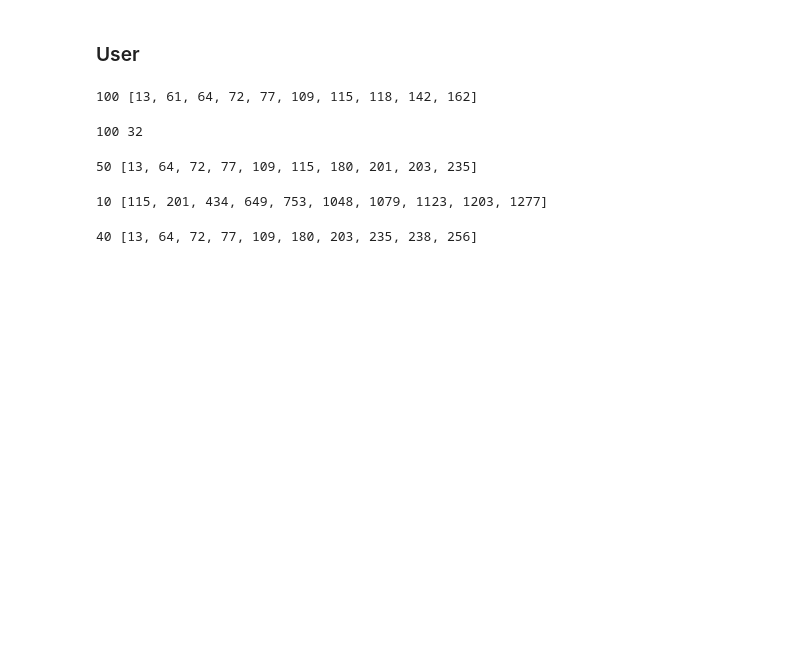
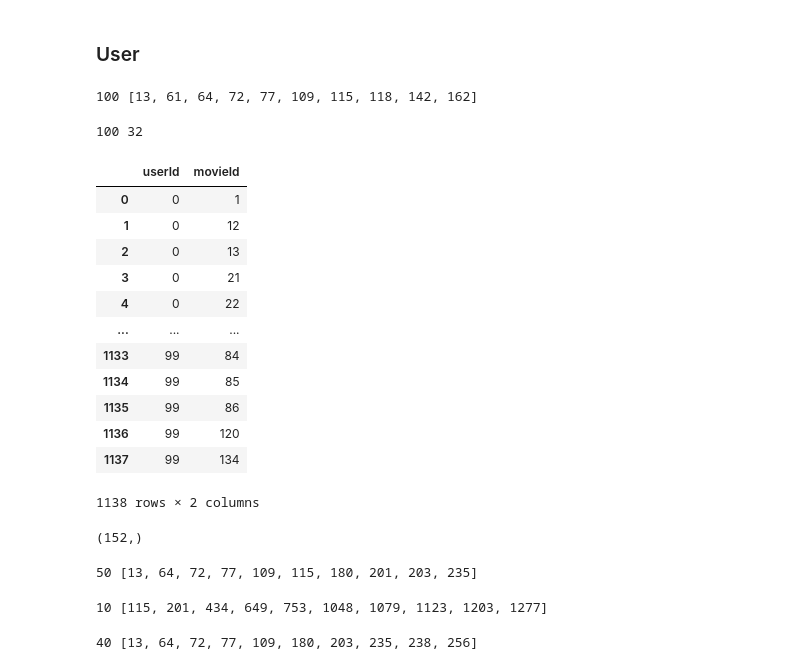
Before and after one commit to arrowill74/GPUbackup, a Jupyter notebook: MRM/SplitTrainTest-colduser.ipynb, the cells around one changed output. Saved outputs shown, nothing was run; the diff lists cells and outputs as text; code cells hidden in the pictures; blank space fills up the shorter version.

```diff
--- a/MRM/SplitTrainTest-colduser.ipynb
+++ b/MRM/SplitTrainTest-colduser.ipynb
@@ -115,3 +113,30 @@ movie_test_amount = 32 #len(st)
 print(usr_test_amount, movie_test_amount)
 # %% [output]
 100 32
+# %%
+user = []
+movie = []
+
+for i in test_idx:
+    for j in range(movie_nb):
+        if usr_following[i][j] == 1:
+            # build df
+            user.append(test_idx.index(i))
+            movie.append(j)
+# %%
+df = pd.DataFrame(data={'userId': user, 'movieId': movie})
+df
+# %% [output]
+|  | userId | movieId |
+| 0 | 0 | 1 |
+| 1 | 0 | 12 |
+| 2 | 0 | 13 |
+| 3 | 0 | 21 |
+| 4 | 0 | 22 |
+| ... | ... | ... |
+| 1133 | 99 | 84 |
+| 1134 | 99 | 85 |
+| 1135 | 99 | 86 |
+| 1136 | 99 | 120 |
+| 1137 | 99 | 134 |
+1138 rows × 2 columns
@@ -118,3 +145,8 @@ print(usr_test_amount, movie_test_amount)
+# %%
+unique_sid = pd.unique(df['movieId'])
+unique_sid.shape
+# %% [output]
+(152,)
 # %%
 random.seed(42)
 # %%
```
Also changed, not shown: parts of 2 cells of this notebook, 30 other files.
